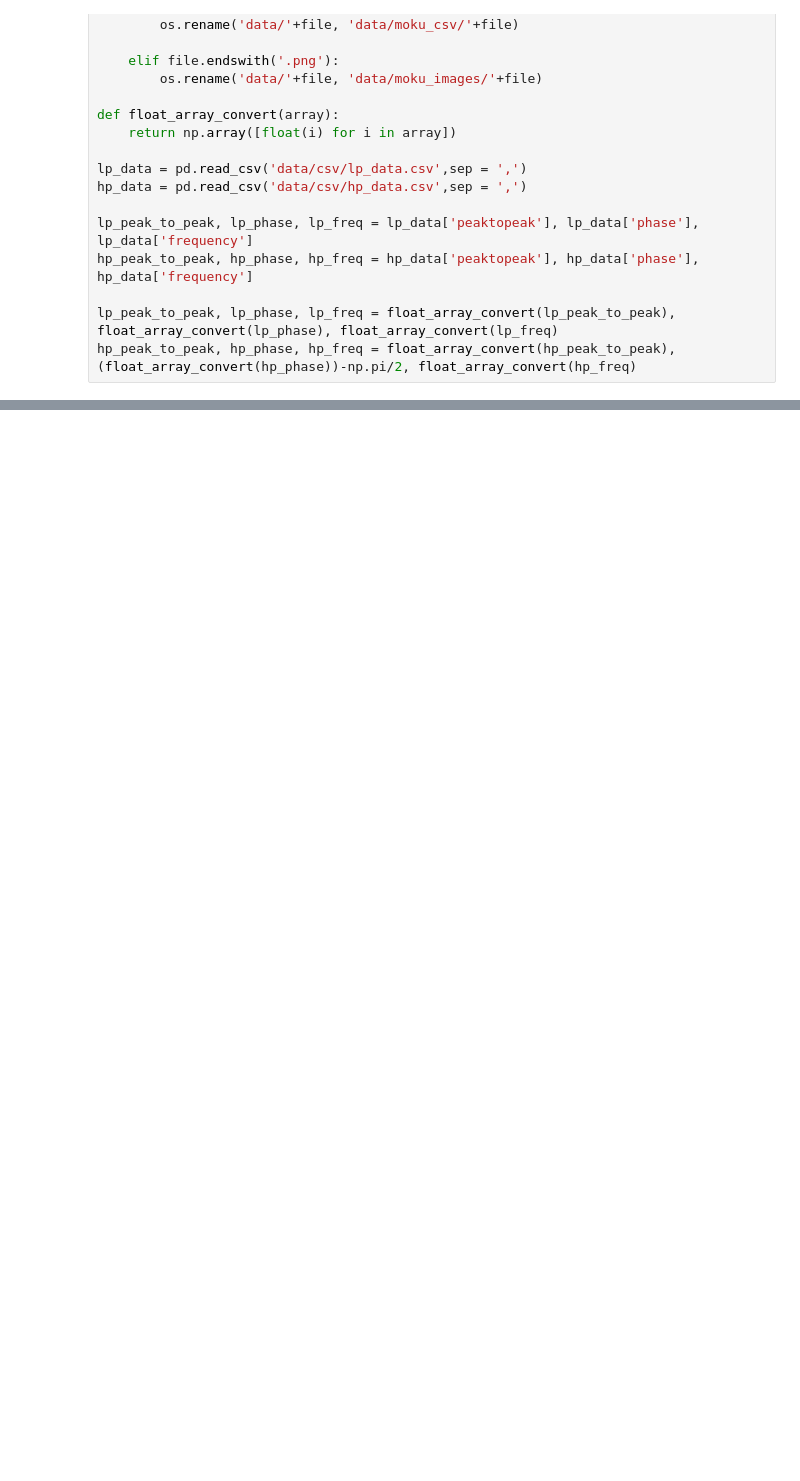
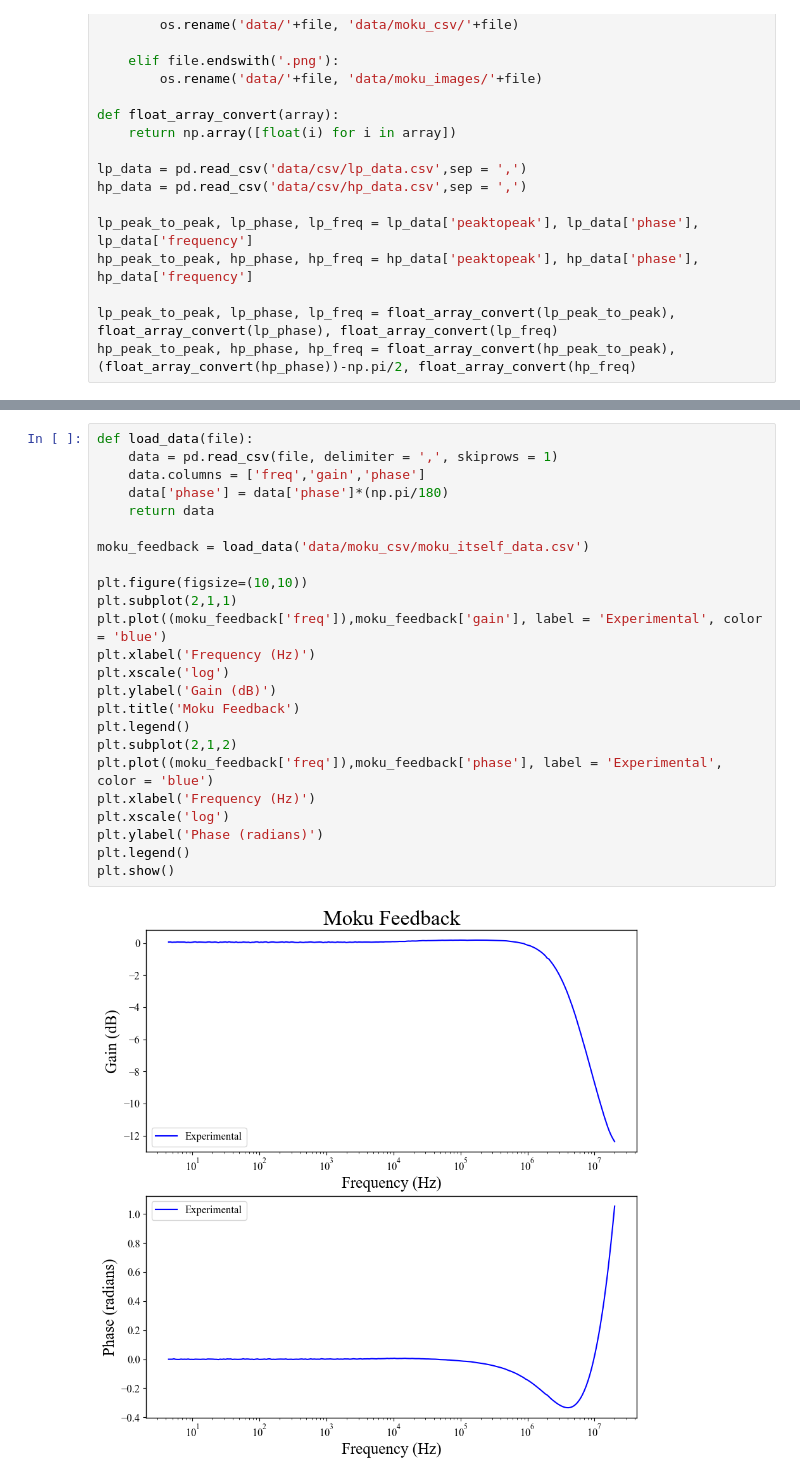
Before and after one commit to lewismcnish/Physics, a Jupyter notebook: Year_3/analogue_filters/analogue_filters.ipynb, the cells around one changed output, grey strips where cells are left out. Saved outputs shown, nothing was run; the diff lists cells and outputs as text; blank space fills up the shorter version.

```diff
--- a/Year_3/analogue_filters/analogue_filters.ipynb
+++ b/Year_3/analogue_filters/analogue_filters.ipynb
@@ -105,0 +115,26 @@ plt.show()
+# %%
+def load_data(file):
+    data = pd.read_csv(file, delimiter = ',', skiprows = 1)
+    data.columns = ['freq','gain','phase']
+    data['phase'] = data['phase']*(np.pi/180)
+    return data
+
+moku_feedback = load_data('data/moku_csv/moku_itself_data.csv')
+
+plt.figure(figsize=(10,10))
+plt.subplot(2,1,1)
+plt.plot((moku_feedback['freq']),moku_feedback['gain'], label = 'Experimental', color = 'blue')
+plt.xlabel('Frequency (Hz)')
+plt.xscale('log')
+plt.ylabel('Gain (dB)')
+plt.title('Moku Feedback')
+plt.legend()
+plt.subplot(2,1,2)
+plt.plot((moku_feedback['freq']),moku_feedback['phase'], label = 'Experimental', color = 'blue')
+plt.xlabel('Frequency (Hz)')
+plt.xscale('log')
+plt.ylabel('Phase (radians)')
+plt.legend()
+plt.show()
+# %% [output]
+[figure, added]
```
Also changed, not shown: parts of 10 cells of this notebook, 11 other files.
